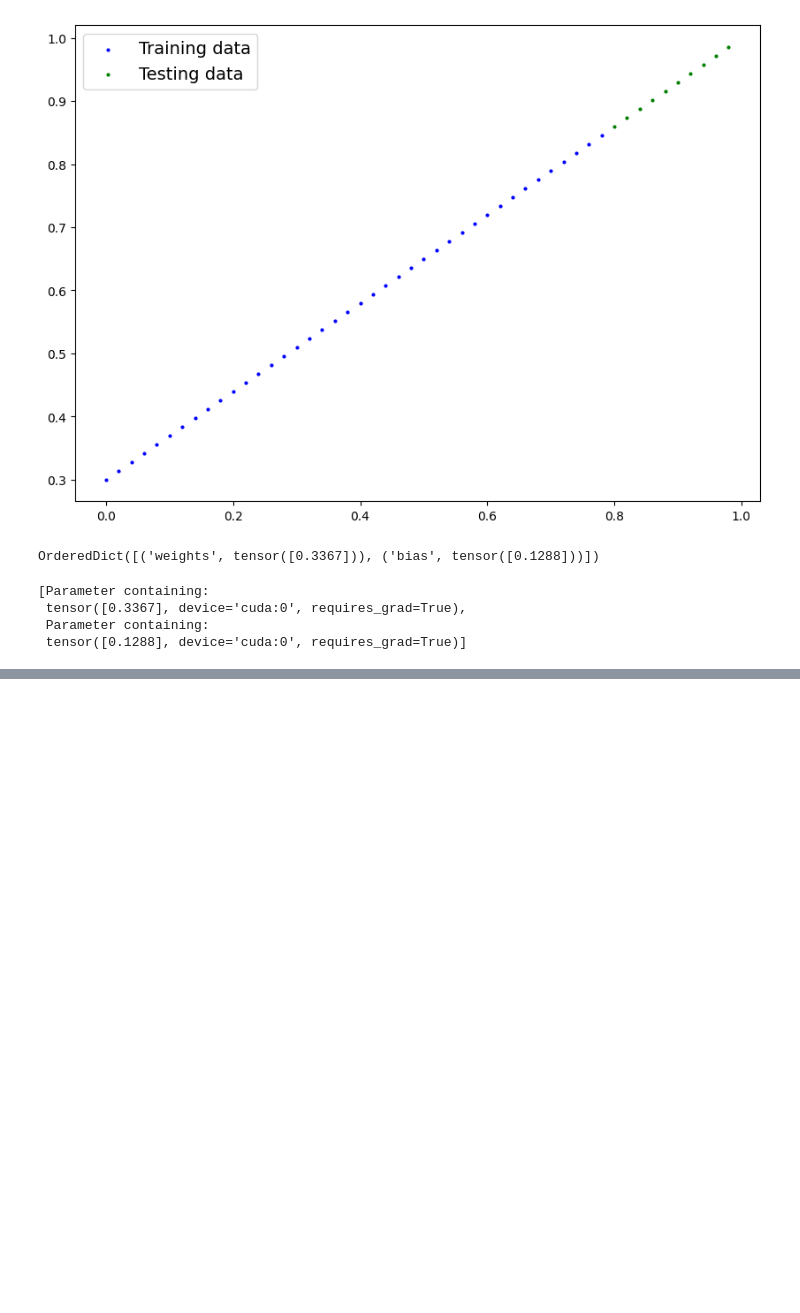
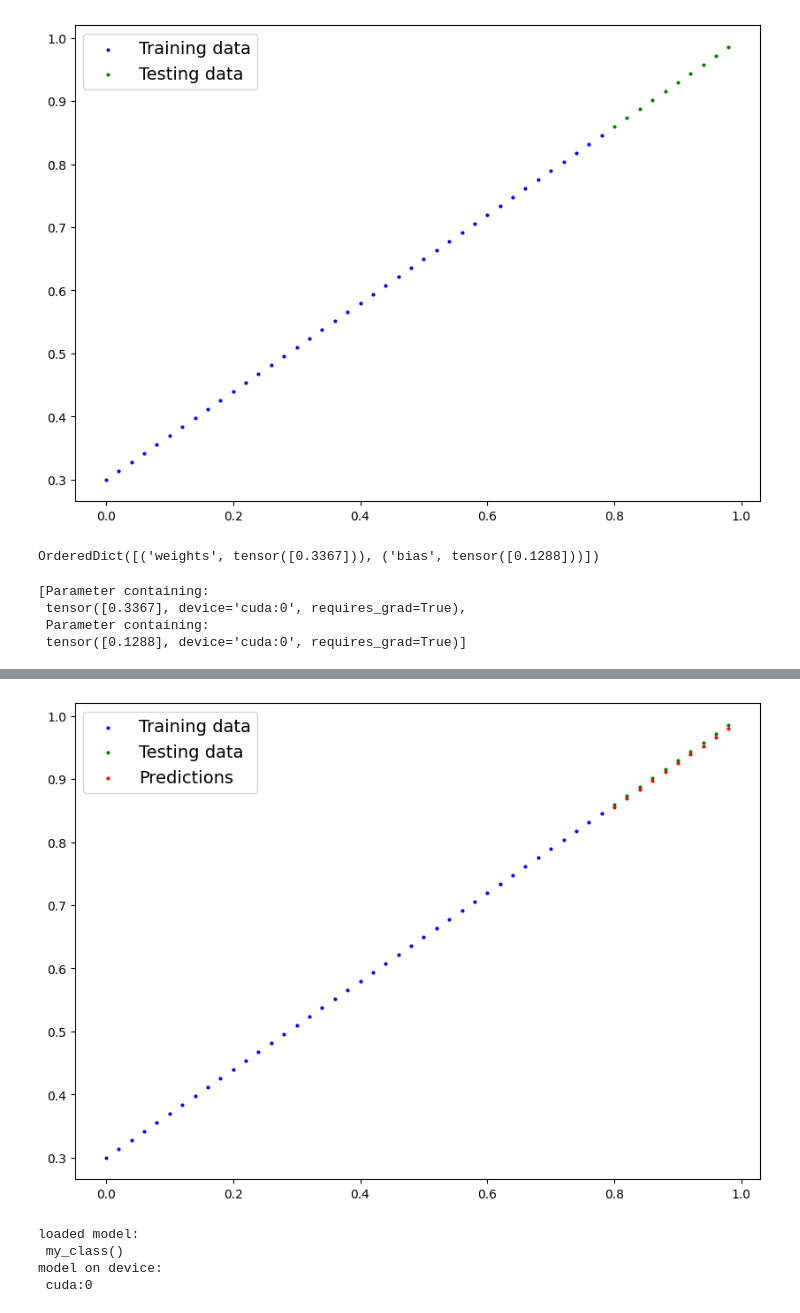
Before and after one commit to deborahambelo/AirBnB_clone, a Jupyter notebook: 01_pytorch_workflow.ipynb, the cells around one changed output, grey strips where cells are left out. Drawn from its saved outputs; the diff is of its cells as text; code cells hidden in the pictures; blank space fills up the shorter version.

```diff
--- a/01_pytorch_workflow.ipynb
+++ b/01_pytorch_workflow.ipynb
@@ -1349,5 +1344,12 @@ optimizer = torch.optim.SGD(params = model1.parameters(),
 # %%
-epoches = 300
+torch.manual_seed(42)
+epochs = 300
+
+X_train = X_train.to(device)
+X_test = X_test.to(device)
+y_train = y_train.to(device)
+y_test = y_test.to(device)
+
 epoch_count = []
 for epoch in range(epochs):
   model1.train()
@@ -1357,9 +1359,13 @@ for epoch in range(epochs):
   loss.backward()
   optimizer.step()
 
-  if epoch_count % 20 == 0:
-    epoch_count.append(epoch)
+
+  epoch_count.append(epoch)
+  if epoch % 20 == 0:
+
     model1.eval()
-    with torch.inference_model():
+    with torch.inference_mode():
       test_pred = model1(X_test)
       test_loss = loss_fn(test_pred, y_test.type(torch.float))
+
+    print(f"Epoch: {epoch} Train_loss{loss:.3f} Test_loss{test_loss:.3f}")
@@ -1365,0 +1388,7 @@ for epoch in range(epochs):
+# %%
+model1.eval
+with torch.inference_mode():
+  model1.to(device)
+  X_test.to(device)
+  y_pred = model1(X_test)
+y_pred
@@ -1365,0 +1406,25 @@ for epoch in range(epochs):
+# %%
+plot_predictions(predictions=y_pred.cpu())
+# %% [output]
+[figure, added]
+# %%
+from pathlib import Path
+model_path = Path("model")
+model_path.mkdir(parents=True, exist_ok=True)
+model_name = "exercise"
+model_save_path = model_path/model_name
+
+torch.save(obj = model1.state_dict(), f=model_save_path)
+
+
+model2 = my_class()
+model2.load_state_dict(torch.load(model_save_path))
+model2.to(device)
+
+print(f"loaded model:\n {model2}")
+print(f"model on device:\n {next(model2.parameters()).device}")
+# %% [output]
+loaded model:
+ my_class()
+model on device:
+ cuda:0
```
Also changed, not shown: parts of 8 cells of this notebook.
